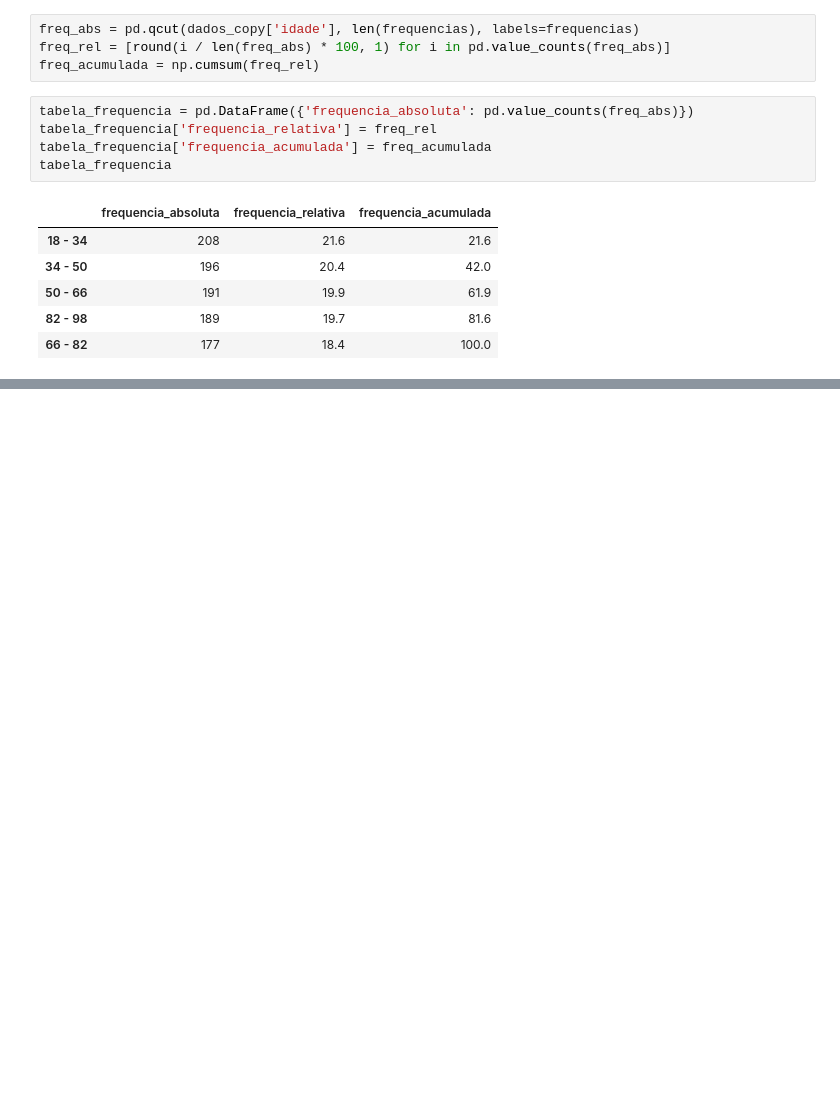
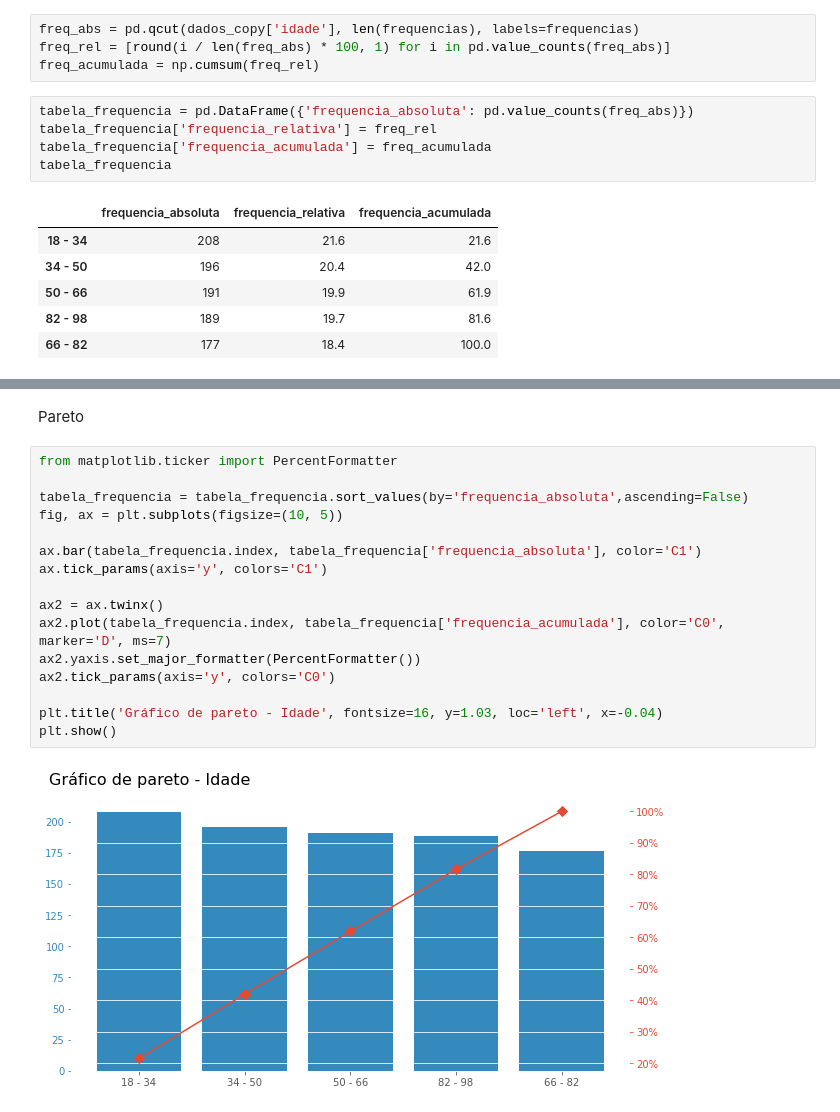
Before and after one commit to LilianeAquino/introducao_mineracao_de_dados, a Jupyter notebook: 03_analise_descritiva_de_dados.ipynb, the cells around one changed output, grey strips where cells are left out. Saved outputs shown, nothing was run; the diff lists cells and outputs as text; blank space fills up the shorter version.

```diff
--- a/03_analise_descritiva_de_dados.ipynb
+++ b/03_analise_descritiva_de_dados.ipynb
@@ -149,0 +180,20 @@ tabela_frequencia
+# %% [markdown]
+Pareto
+# %%
+from matplotlib.ticker import PercentFormatter
+
+tabela_frequencia = tabela_frequencia.sort_values(by='frequencia_absoluta',ascending=False)
+fig, ax = plt.subplots(figsize=(10, 5))
+
+ax.bar(tabela_frequencia.index, tabela_frequencia['frequencia_absoluta'], color='C1')
+ax.tick_params(axis='y', colors='C1')
+
+ax2 = ax.twinx()
+ax2.plot(tabela_frequencia.index, tabela_frequencia['frequencia_acumulada'], color='C0', marker='D', ms=7)
+ax2.yaxis.set_major_formatter(PercentFormatter())
+ax2.tick_params(axis='y', colors='C0')
+
+plt.title('Gráfico de pareto - Idade', fontsize=16, y=1.03, loc='left', x=-0.04)
+plt.show()
+# %% [output]
+[figure, added]
```
Also changed, not shown: parts of 19 cells of this notebook.
